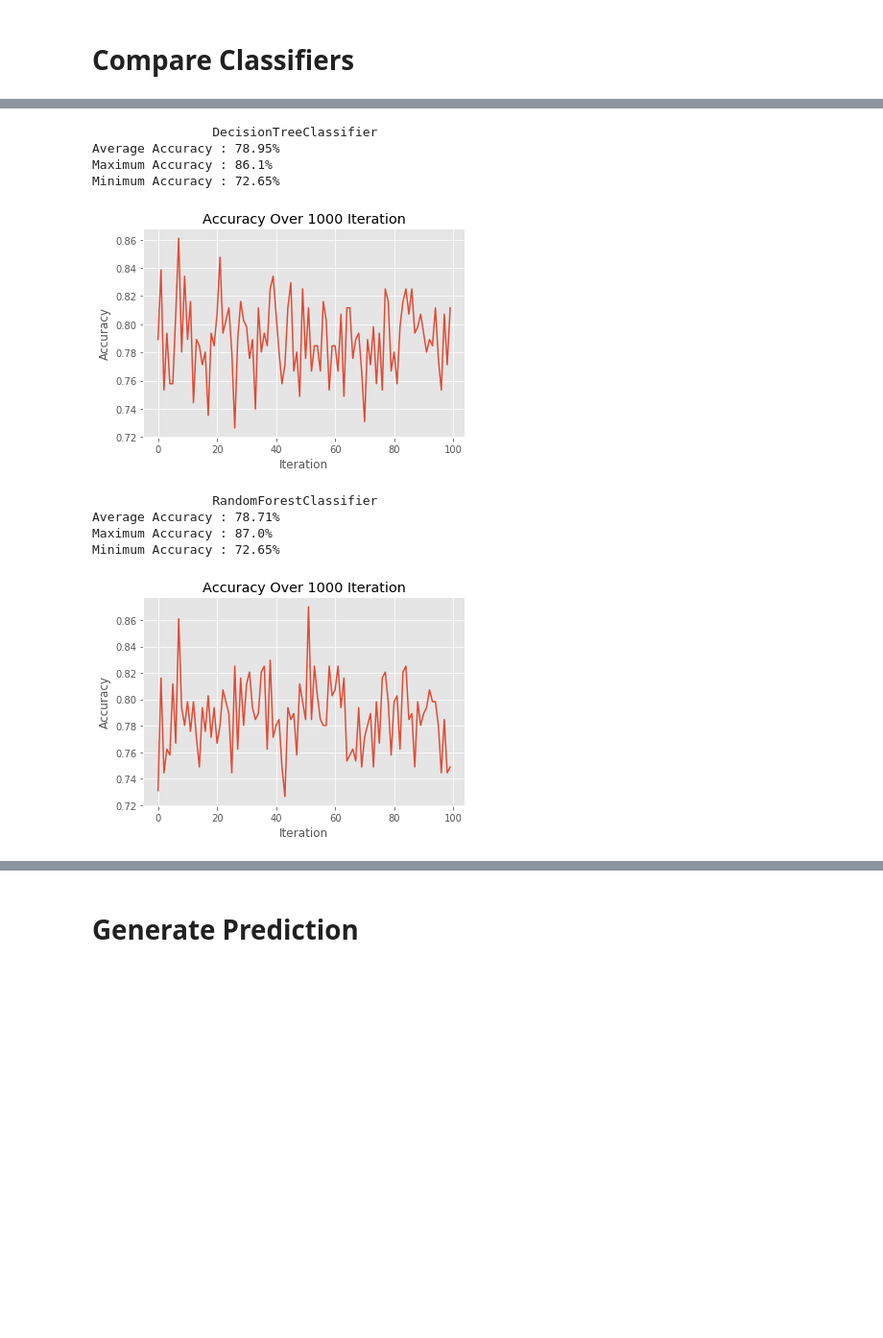
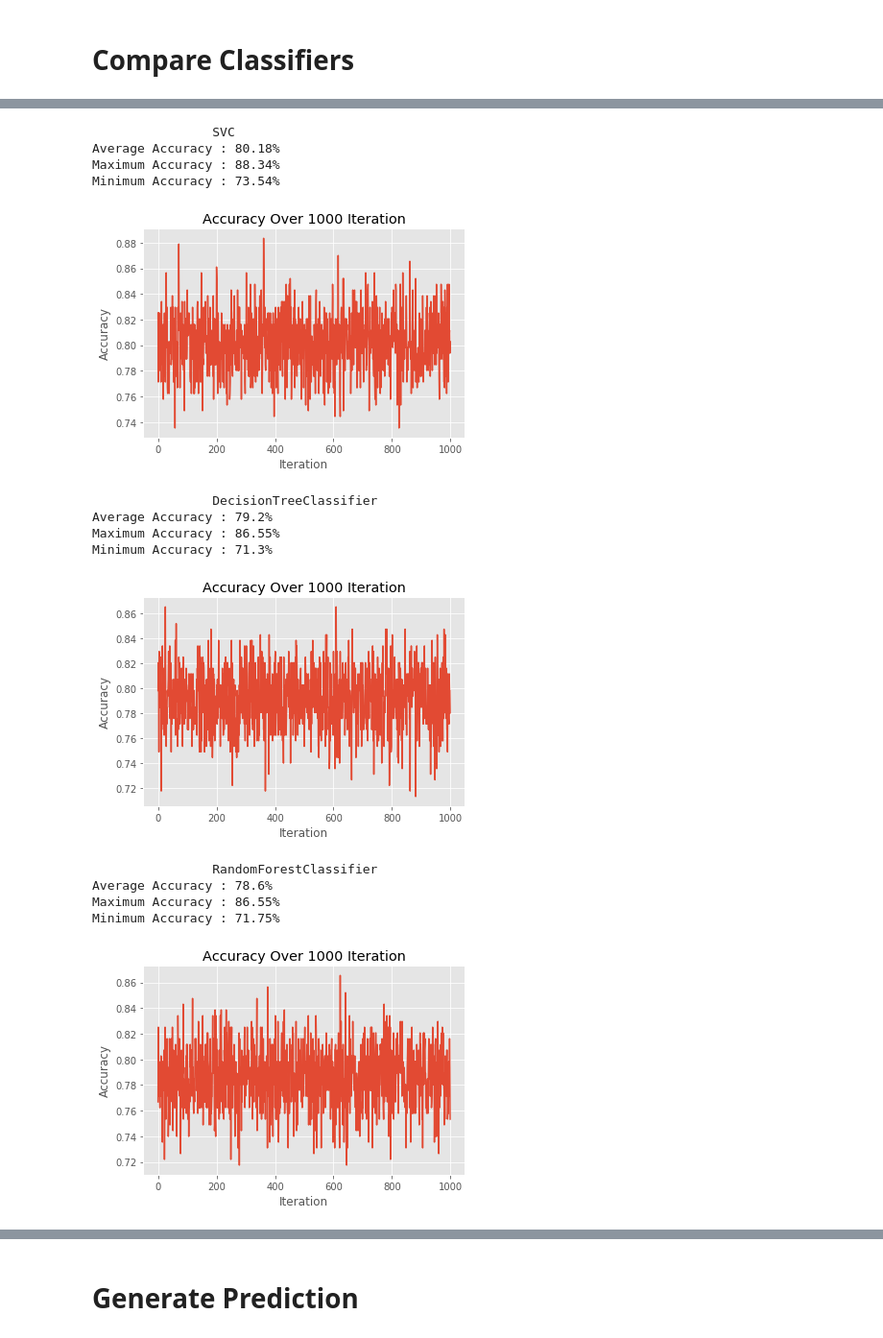
Before and after one commit to Cyiaostch/Titanic, a Jupyter notebook: Files/solution.ipynb, the cells around one changed output, grey strips where cells are left out. Shown at 96% size. Saved outputs shown, nothing was run; the diff lists cells and outputs as text; code cells hidden in the pictures; blank space fills up the shorter version.

```diff
--- a/Files/solution.ipynb
+++ b/Files/solution.ipynb
@@ -67,7 +67,7 @@ classifiers=["KNeighborsClassifier","SVC","DecisionTreeClassifier","RandomForest
 for classifier in classifiers:
     average_accuracy=[]
     exec('model={}()'.format(classifier))
-    for i in range(100):
+    for i in range(1000):
         features_train, features_test, labels_train, labels_test = train_test_split(features,labels,test_size=0.25)
         model.fit(features_train,labels_train)
         average_accuracy.append(model.score(features_test,labels_test))
@@ -91,10 +91,15 @@ Minimum Accuracy : 73.09%
-                DecisionTreeClassifier
-Average Accuracy : 78.95%
-Maximum Accuracy : 86.1%
-Minimum Accuracy : 72.65%
+                SVC
+Average Accuracy : 80.18%
+Maximum Accuracy : 88.34%
+Minimum Accuracy : 73.54%
-[figure, old version]
+[figure, new version]
-                RandomForestClassifier
-Average Accuracy : 78.71%
-Maximum Accuracy : 87.0%
-Minimum Accuracy : 72.65%
+                DecisionTreeClassifier
+Average Accuracy : 79.2%
+Maximum Accuracy : 86.55%
+Minimum Accuracy : 71.3%
-[figure, old version]
+[figure, new version]
+                RandomForestClassifier
+Average Accuracy : 78.6%
+Maximum Accuracy : 86.55%
+Minimum Accuracy : 71.75%
+[figure, added]
```
Also changed, not shown: parts of 1 cell of this notebook, 1 other file.
